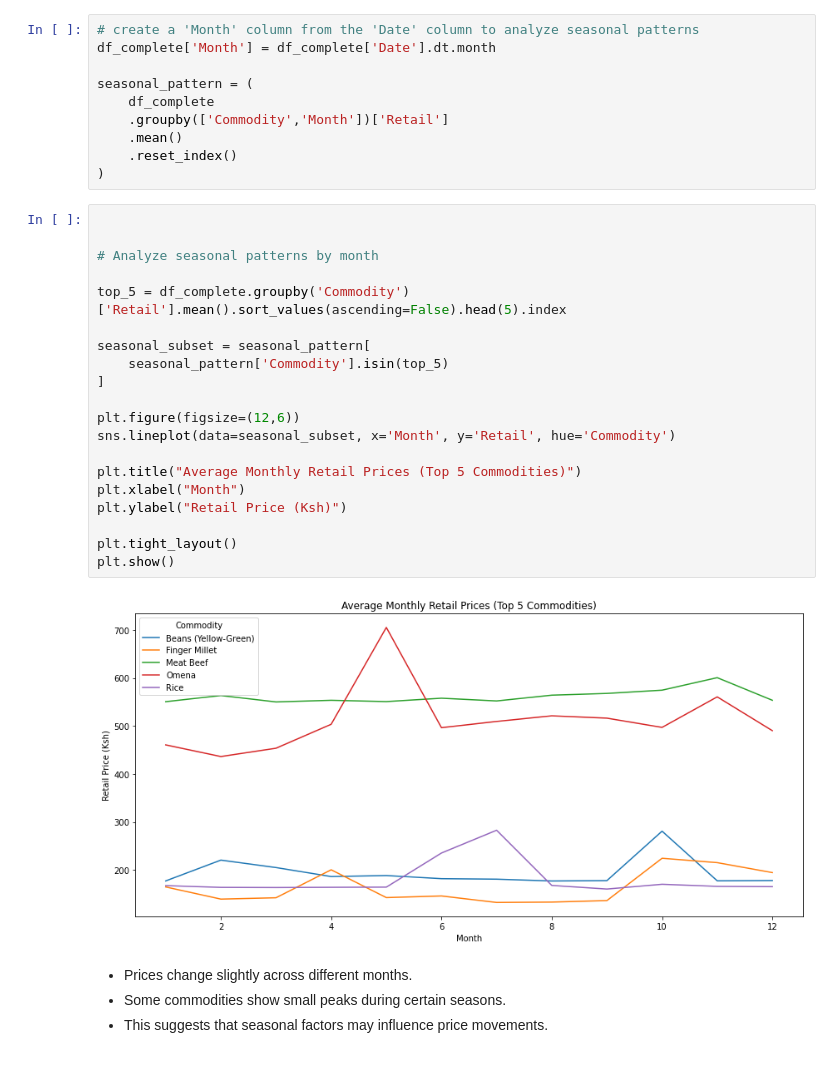
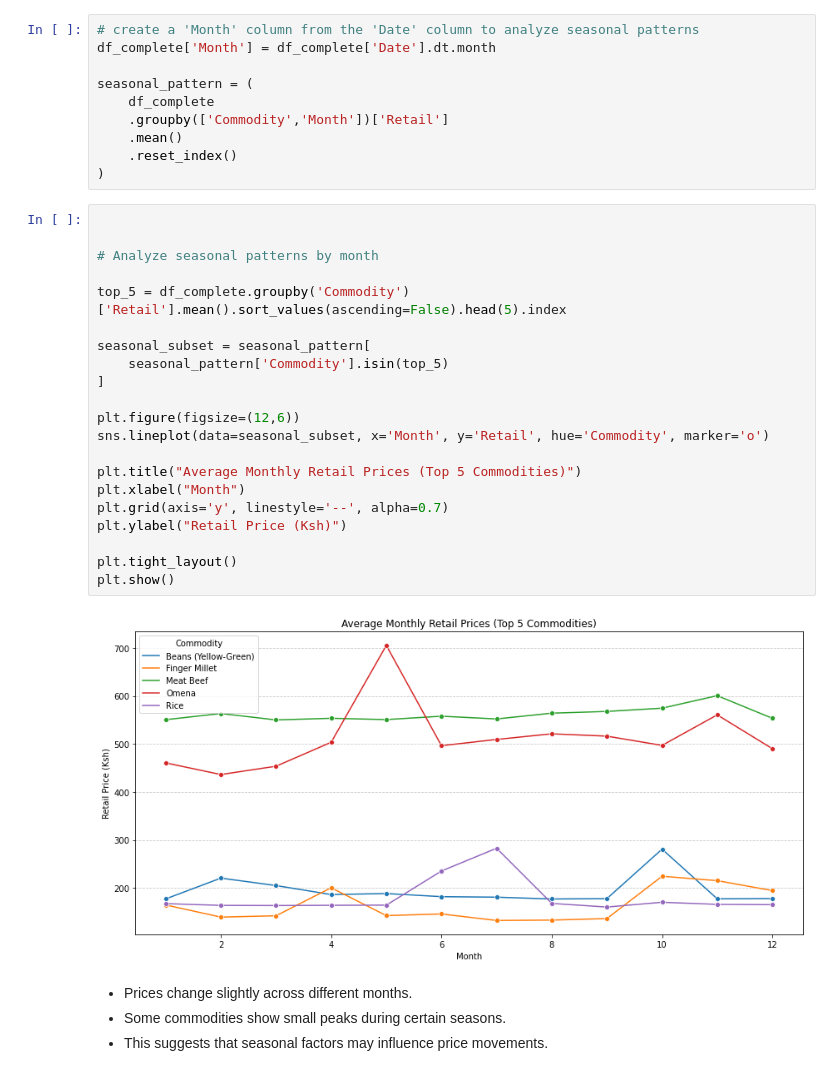
Before and after one commit to Victor-Mufasa/Agricultural-Commodity-Price-Forecasting, a Jupyter notebook: notebook/Maureen.ipynb, the cells around one changed output. Saved outputs shown, nothing was run; the diff lists cells and outputs as text.

```diff
--- a/notebook/Maureen.ipynb
+++ b/notebook/Maureen.ipynb
@@ -365,25 +375,26 @@ seasonal_pattern = (
 # %%
 
 
 # Analyze seasonal patterns by month
 
 top_5 = df_complete.groupby('Commodity')['Retail'].mean().sort_values(ascending=False).head(5).index
 
 seasonal_subset = seasonal_pattern[
     seasonal_pattern['Commodity'].isin(top_5)
 ]
 
 plt.figure(figsize=(12,6))
-sns.lineplot(data=seasonal_subset, x='Month', y='Retail', hue='Commodity')
+sns.lineplot(data=seasonal_subset, x='Month', y='Retail', hue='Commodity', marker='o')
 
 plt.title("Average Monthly Retail Prices (Top 5 Commodities)")
 plt.xlabel("Month")
+plt.grid(axis='y', linestyle='--', alpha=0.7)
 plt.ylabel("Retail Price (Ksh)")
 
 plt.tight_layout()
 plt.show()
 # %% [output]
-[figure, old version]
+[figure, new version]
 # %% [markdown]
 
 - Prices change slightly across different months.
```
Also changed, not shown: parts of 21 cells of this notebook.
